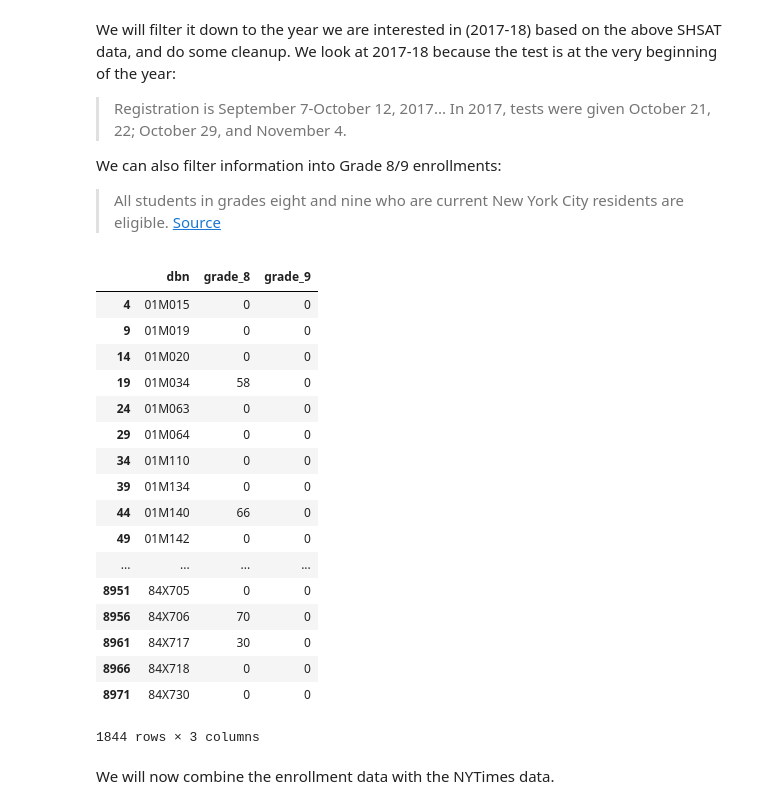
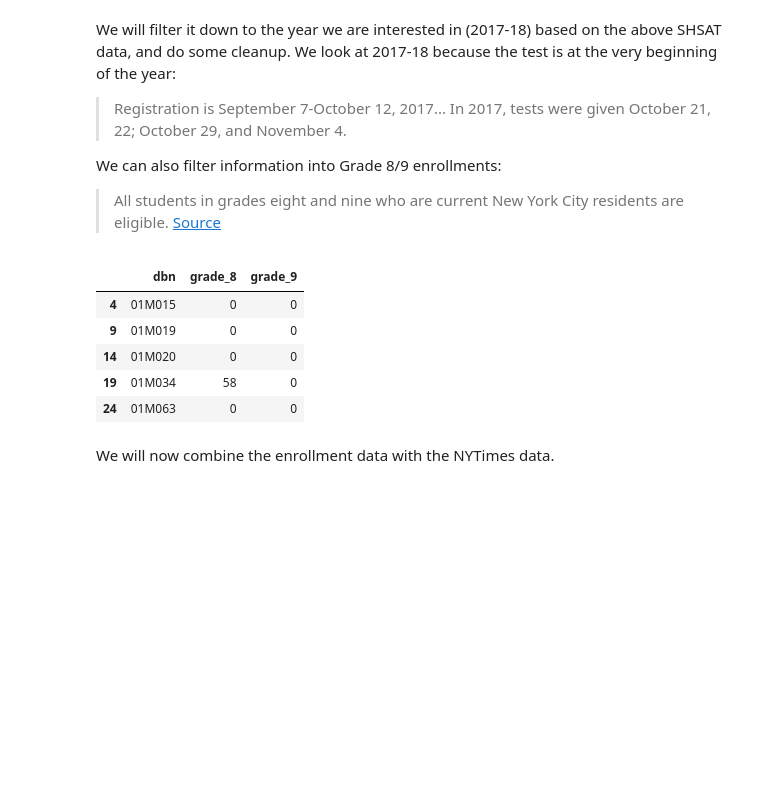
Before and after one commit to mwinton/W207-final-project, a Jupyter notebook: PASSNYC_deepak_nagaraj.ipynb, the cells around one changed output. Saved outputs shown, nothing was run; the diff lists cells and outputs as text; code cells hidden in the pictures; blank space fills up the shorter version.

```diff
--- a/PASSNYC_deepak_nagaraj.ipynb
+++ b/PASSNYC_deepak_nagaraj.ipynb
@@ -271,28 +235,16 @@ We can also filter information into Grade 8/9 enrollments:
 # %%
 doe_school_df.columns = [sanitize_columns(c) for c in doe_school_df.columns]
 shsat_eligible_class_size_df = doe_school_df \
     .query("year == '2017-18'") \
     [['dbn', 'grade_8', 'grade_9']]
-display(shsat_eligible_class_size_df)
+shsat_eligible_class_size_df.head(5)
 # %% [output]
 |  | dbn | grade_8 | grade_9 |
 | 4 | 01M015 | 0 | 0 |
 | 9 | 01M019 | 0 | 0 |
 | 14 | 01M020 | 0 | 0 |
 | 19 | 01M034 | 58 | 0 |
 | 24 | 01M063 | 0 | 0 |
-| 29 | 01M064 | 0 | 0 |
-| 34 | 01M110 | 0 | 0 |
-| 39 | 01M134 | 0 | 0 |
-| 44 | 01M140 | 66 | 0 |
-| 49 | 01M142 | 0 | 0 |
-| ... | ... | ... | ... |
-| 8951 | 84X705 | 0 | 0 |
-| 8956 | 84X706 | 70 | 0 |
-| 8961 | 84X717 | 30 | 0 |
-| 8966 | 84X718 | 0 | 0 |
-| 8971 | 84X730 | 0 | 0 |
-1844 rows × 3 columns
 # %% [markdown]
 We will now combine the enrollment data with the NYTimes data.
 # %%
```
Also changed, not shown: parts of 12 cells of this notebook.
